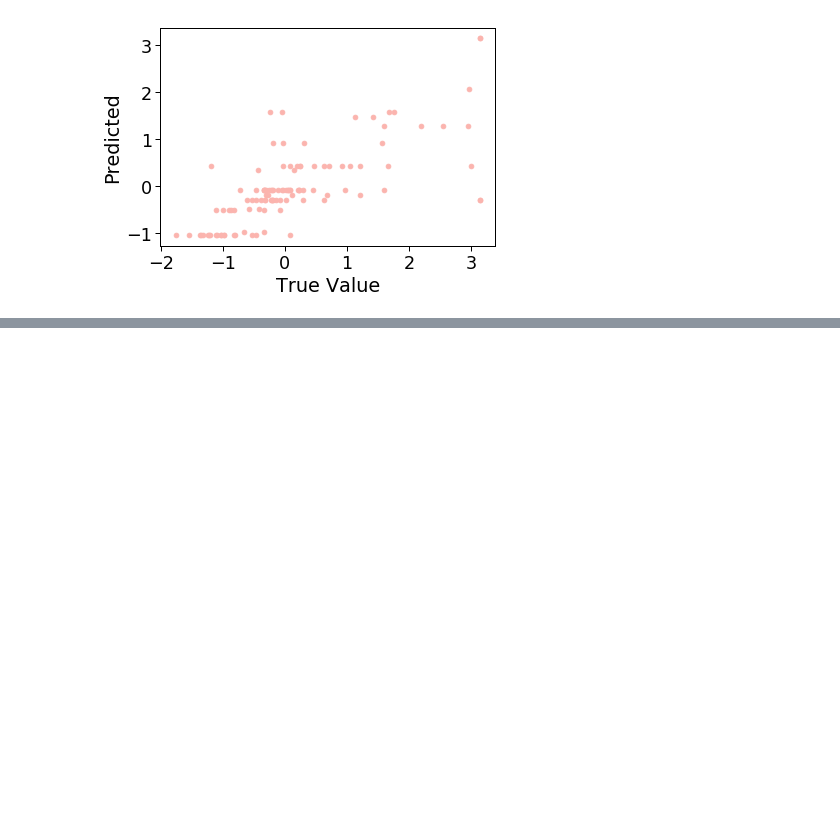
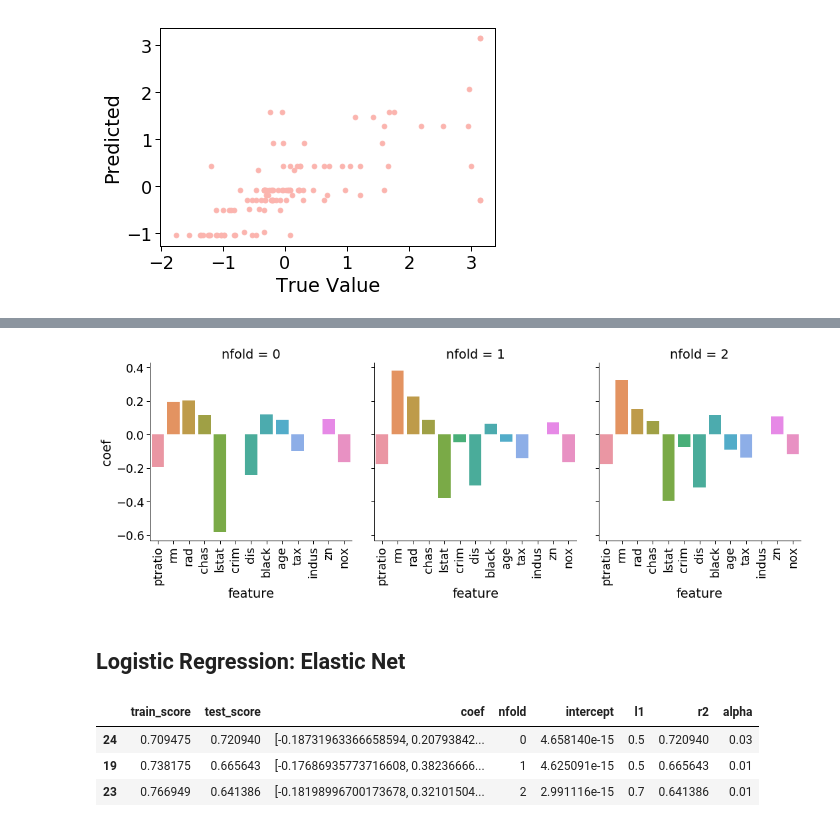
Before and after one commit to lisette-espin/S3D_Tutorial, a Jupyter notebook: S3D Tutorial (House Prices).ipynb, the cells around one changed output, grey strips where cells are left out. Cells and saved outputs as stored; diff of their text form; code cells hidden in the pictures; blank space fills up the shorter version.

Commit message:
adding traditional classifiers: regression (lasso, elastic net), random forest and linear SVM

```diff
--- a/S3D Tutorial (House Prices).ipynb
+++ b/S3D Tutorial (House Prices).ipynb
@@ -427,0 +615,9 @@ for num_fold in range(num_folds):
+# %%
+tmp = df_lasso_coef[idx].reset_index(drop=True).unstack().reset_index(name='coef').rename(columns={'level_0': 'feature', 'level_1': 'nfold'})
+fg = sns.catplot(data=tmp, kind='bar', x='feature', y='coef', col='nfold')
+for ax in fg.axes.flatten():
+    ax.set_xticklabels(ax.get_xticklabels(), rotation=90)
+# %% [output]
+[figure, added]
+# %% [markdown]
+<h2>Logistic Regression: Elastic Net</h2>
@@ -427,0 +678,7 @@ for num_fold in range(num_folds):
+# %%
+df_elastic[idx].sort_values('nfold')
+# %% [output]
+|  | train_score | test_score | coef | nfold | intercept | l1 | r2 | alpha |
+| 24 | 0.709475 | 0.720940 | [-0.18731963366658594, 0.20793842... | 0 | 4.658140e-15 | 0.5 | 0.720940 | 0.03 |
+| 19 | 0.738175 | 0.665643 | [-0.17686935773716608, 0.38236666... | 1 | 4.625091e-15 | 0.5 | 0.665643 | 0.01 |
+| 23 | 0.766949 | 0.641386 | [-0.18198996700173678, 0.32101504... | 2 | 2.991116e-15 | 0.7 | 0.641386 | 0.01 |
```
Also changed, not shown: parts of 46 cells of this notebook.
